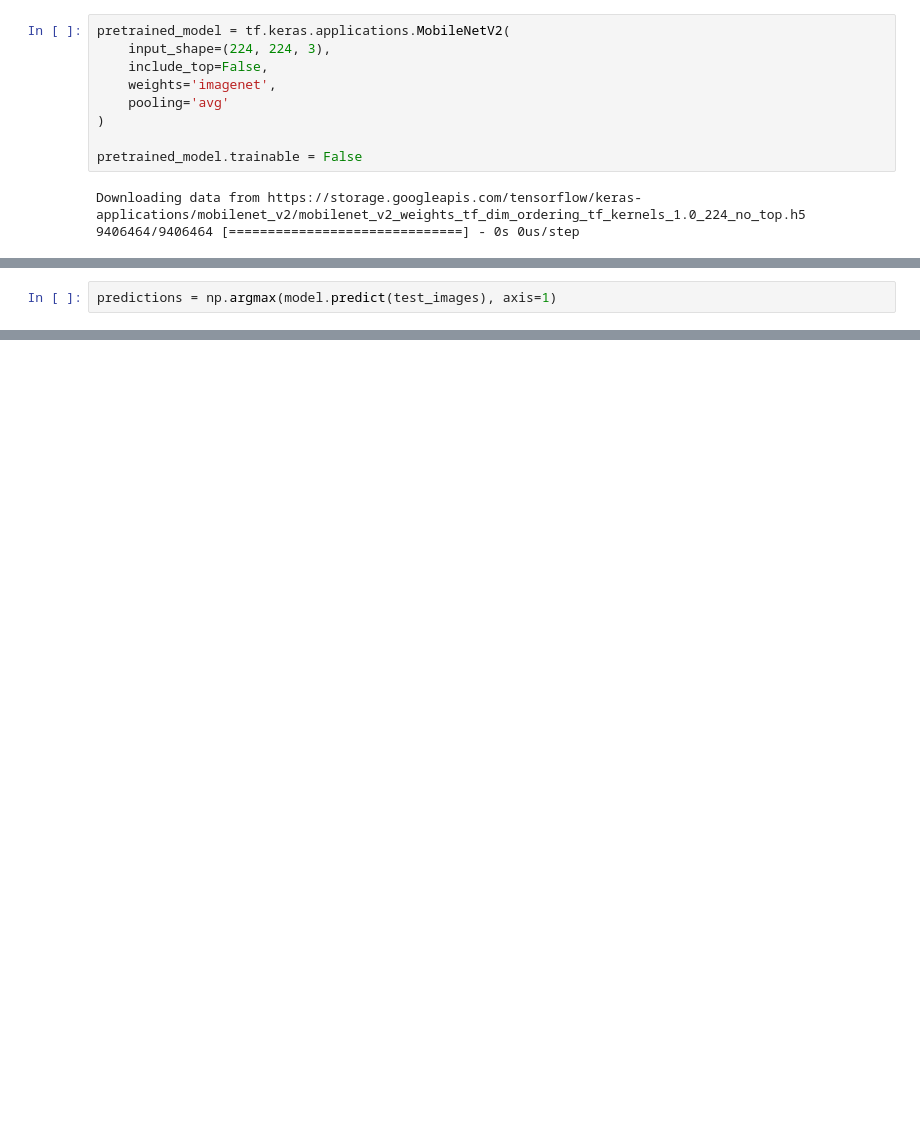
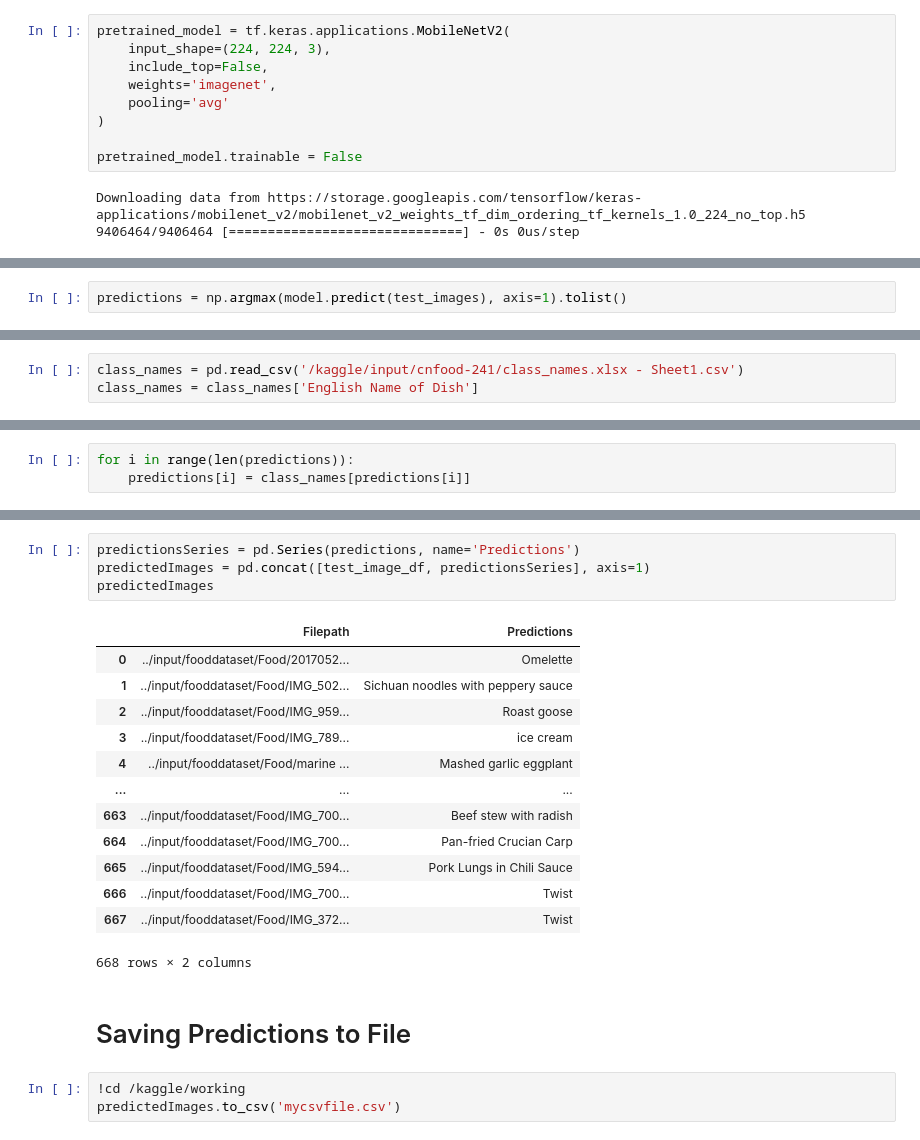
Before and after one commit to sulaimangm/AIFoodClassification, a Jupyter notebook: cnfood241-food-image-classification.ipynb, the cells around one changed output, grey strips where cells are left out. Saved outputs shown, nothing was run; the diff lists cells and outputs as text; blank space fills up the shorter version.

```diff
--- a/cnfood241-food-image-classification.ipynb
+++ b/cnfood241-food-image-classification.ipynb
@@ -242,2 +298,2 @@ Detected at node 'categorical_crossentropy/softmax_cross_entropy_with_logits' de
 # %%
-predictions = np.argmax(model.predict(test_images), axis=1)
+predictions = np.argmax(model.predict(test_images), axis=1).tolist()
@@ -245,0 +322,3 @@ predictions
+# %%
+class_names = pd.read_csv('/kaggle/input/cnfood-241/class_names.xlsx - Sheet1.csv')
+class_names = class_names['English Name of Dish']
@@ -245,0 +340,3 @@ predictions
+# %%
+for i in range(len(predictions)):
+    predictions[i] = class_names[predictions[i]]
@@ -245,0 +363,23 @@ predictions
+# %%
+predictionsSeries = pd.Series(predictions, name='Predictions')
+predictedImages = pd.concat([test_image_df, predictionsSeries], axis=1)
+predictedImages
+# %% [output]
+|  | Filepath | Predictions |
+| 0 | ../input/fooddataset/Food/2017052... | Omelette |
+| 1 | ../input/fooddataset/Food/IMG_502... | Sichuan noodles with peppery sauce |
+| 2 | ../input/fooddataset/Food/IMG_959... | Roast goose |
+| 3 | ../input/fooddataset/Food/IMG_789... | ice cream |
+| 4 | ../input/fooddataset/Food/marine ... | Mashed garlic eggplant |
+| ... | ... | ... |
+| 663 | ../input/fooddataset/Food/IMG_700... | Beef stew with radish |
+| 664 | ../input/fooddataset/Food/IMG_700... | Pan-fried Crucian Carp |
+| 665 | ../input/fooddataset/Food/IMG_594... | Pork Lungs in Chili Sauce |
+| 666 | ../input/fooddataset/Food/IMG_700... | Twist |
+| 667 | ../input/fooddataset/Food/IMG_372... | Twist |
+668 rows × 2 columns
+# %% [markdown]
+# Saving Predictions to File
+# %%
+!cd /kaggle/working
+predictedImages.to_csv('mycsvfile.csv')
```
Also changed, not shown: parts of 18 cells of this notebook.
